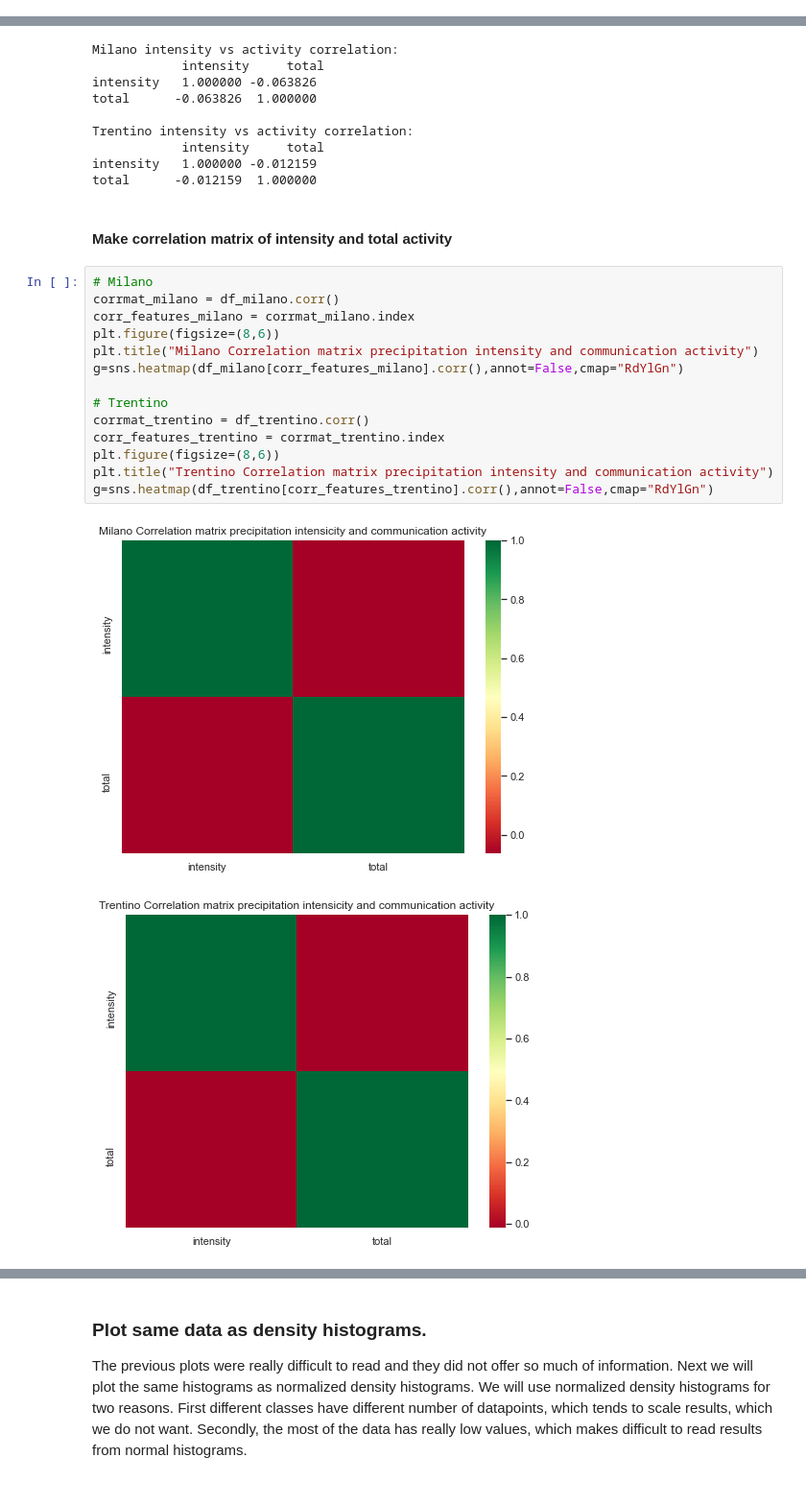
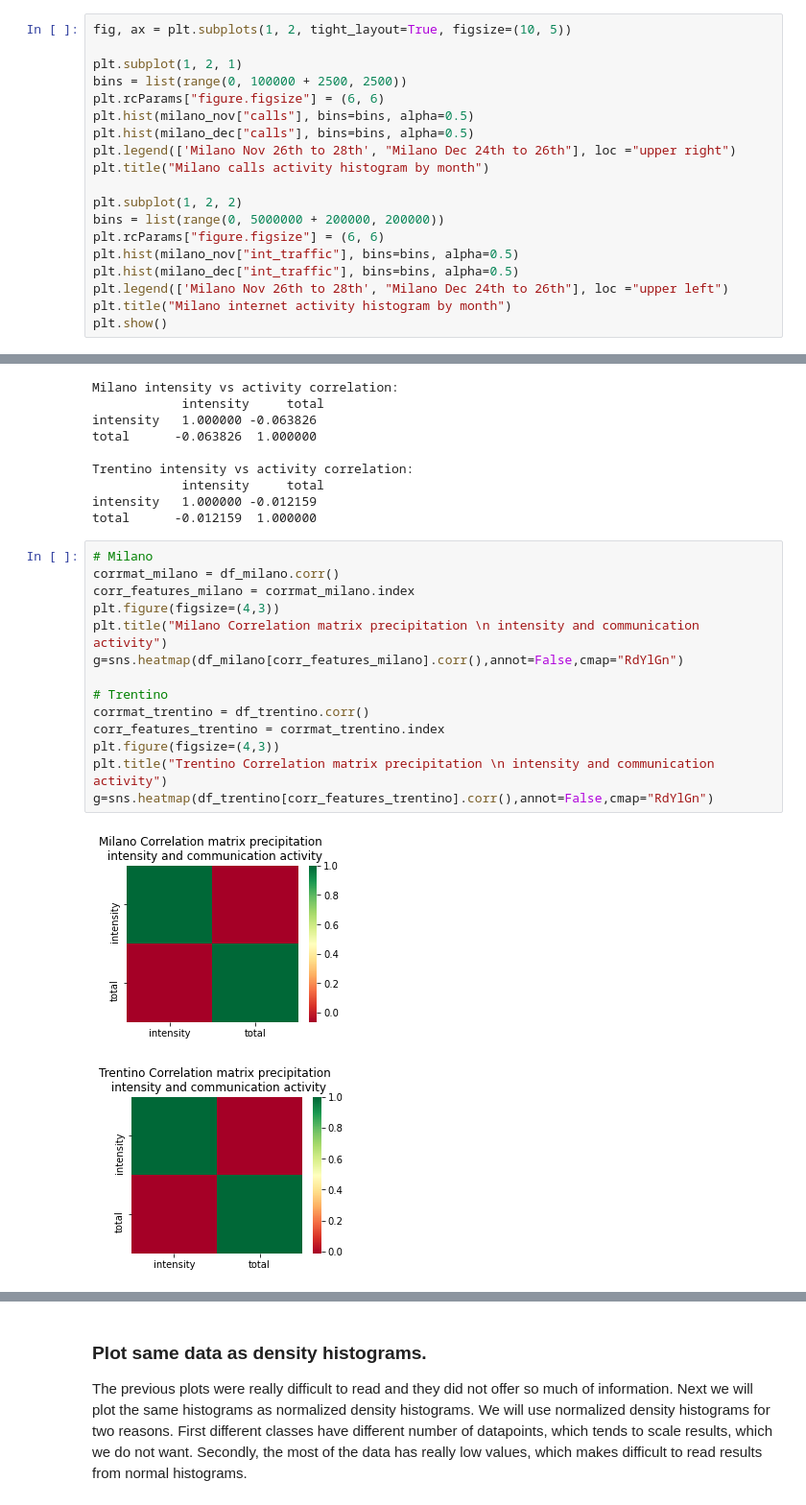
Before and after one commit to Saukkoriipi/DDI_Project, a Jupyter notebook: Project_main.ipynb, the cells around one changed output, grey strips where cells are left out. Shown at 96% size. Saved outputs shown, nothing was run; the diff lists cells and outputs as text.

```diff
--- a/Project_main.ipynb
+++ b/Project_main.ipynb
@@ -356,0 +438,19 @@ Time to run function was 77 seconds
+# %%
+fig, ax = plt.subplots(1, 2, tight_layout=True, figsize=(10, 5))
+
+plt.subplot(1, 2, 1)
+bins = list(range(0, 100000 + 2500, 2500))
+plt.rcParams["figure.figsize"] = (6, 6)
+plt.hist(milano_nov["calls"], bins=bins, alpha=0.5)
+plt.hist(milano_dec["calls"], bins=bins, alpha=0.5)
+plt.legend(['Milano Nov 26th to 28th', "Milano Dec 24th to 26th"], loc ="upper right")
+plt.title("Milano calls activity histogram by month")
+
+plt.subplot(1, 2, 2)
+bins = list(range(0, 5000000 + 200000, 200000))
+plt.rcParams["figure.figsize"] = (6, 6)
+plt.hist(milano_nov["int_traffic"], bins=bins, alpha=0.5)
+plt.hist(milano_dec["int_traffic"], bins=bins, alpha=0.5)
+plt.legend(['Milano Nov 26th to 28th', "Milano Dec 24th to 26th"], loc ="upper left")
+plt.title("Milano internet activity histogram by month")
+plt.show()
@@ -657,24 +800,22 @@ Trentino intensity vs activity correlation:
             intensity     total
 intensity   1.000000 -0.012159
 total      -0.012159  1.000000
-# %% [markdown]
-#### Make correlation matrix of intensity and total activity
 # %%
 # Milano
 corrmat_milano = df_milano.corr()
 corr_features_milano = corrmat_milano.index
-plt.figure(figsize=(8,6))
-plt.title("Milano Correlation matrix precipitation intensity and communication activity")
+plt.figure(figsize=(4,3))
+plt.title("Milano Correlation matrix precipitation \n intensity and communication activity")
 g=sns.heatmap(df_milano[corr_features_milano].corr(),annot=False,cmap="RdYlGn")
 
 # Trentino
 corrmat_trentino = df_trentino.corr()
 corr_features_trentino = corrmat_trentino.index
-plt.figure(figsize=(8,6))
-plt.title("Trentino Correlation matrix precipitation intensity and communication activity")
+plt.figure(figsize=(4,3))
+plt.title("Trentino Correlation matrix precipitation \n intensity and communication activity")
 g=sns.heatmap(df_trentino[corr_features_trentino].corr(),annot=False,cmap="RdYlGn")
 # %% [output]
-[figure, old version]
+[figure, new version]
-[figure, old version]
+[figure, new version]
 # %% [markdown]
 ### Make histograms of total activity with different precipitation intencities
```
Also changed, not shown: parts of 51 cells of this notebook.
